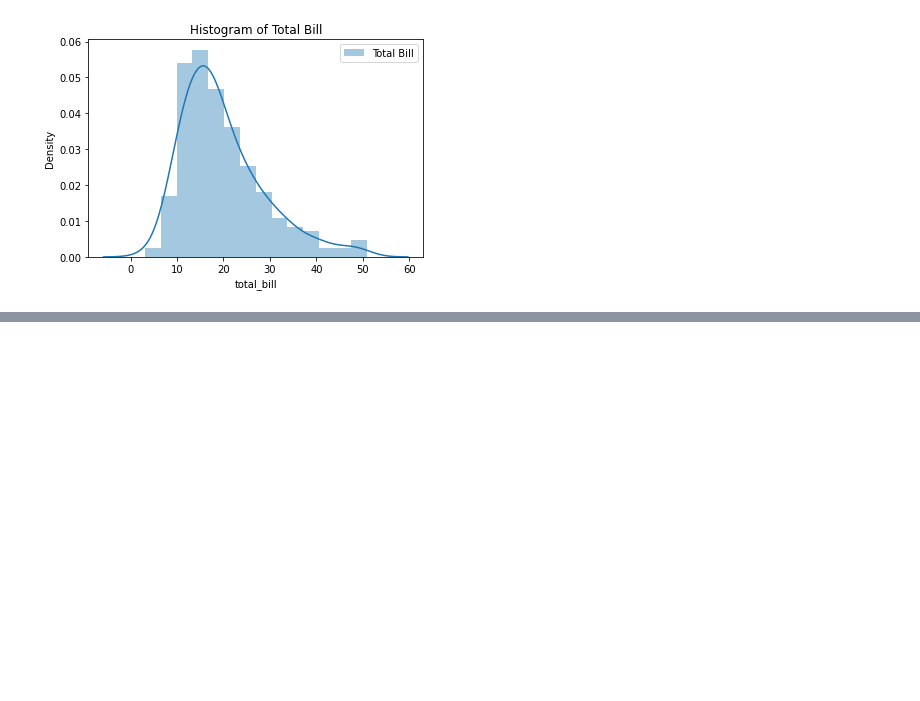
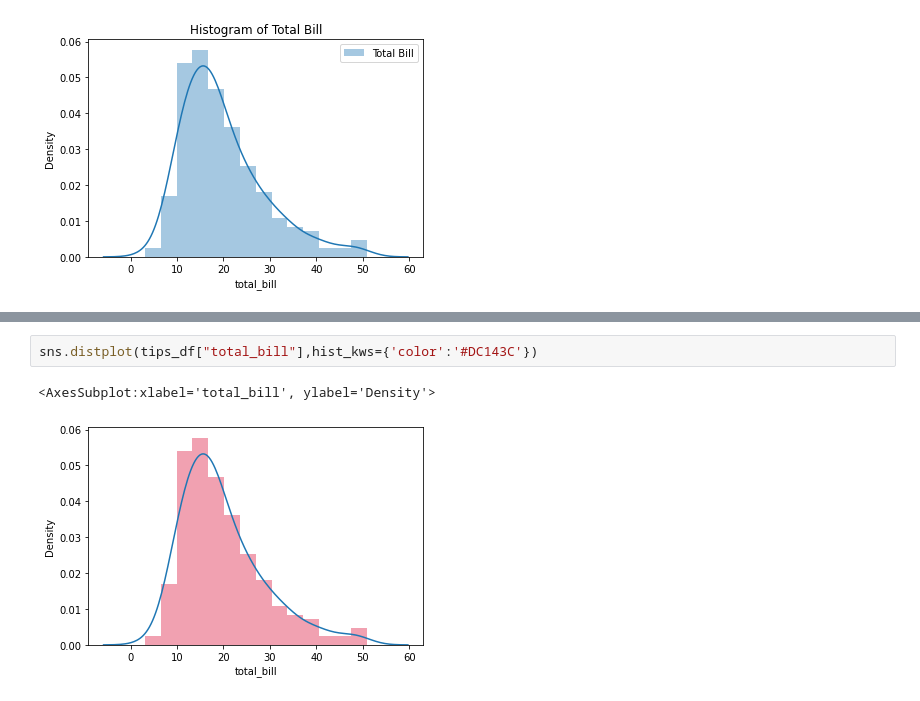
Before and after one commit to Subharanjan-Sahoo/ML, a Jupyter notebook: Seaborn/Histogram.ipynb, the cells around one changed output, grey strips where cells are left out. Cells and saved outputs as stored; diff of their text form; blank space fills up the shorter version.

```diff
--- a/Seaborn/Histogram.ipynb
+++ b/Seaborn/Histogram.ipynb
@@ -91,0 +120,5 @@ plt.legend()
+# %%
+sns.distplot(tips_df["total_bill"],hist_kws={'color':'#DC143C'})
+# %% [output]
+<AxesSubplot:xlabel='total_bill', ylabel='Density'>
+[figure, added]
```
Also changed, not shown: parts of 2 cells of this notebook.
